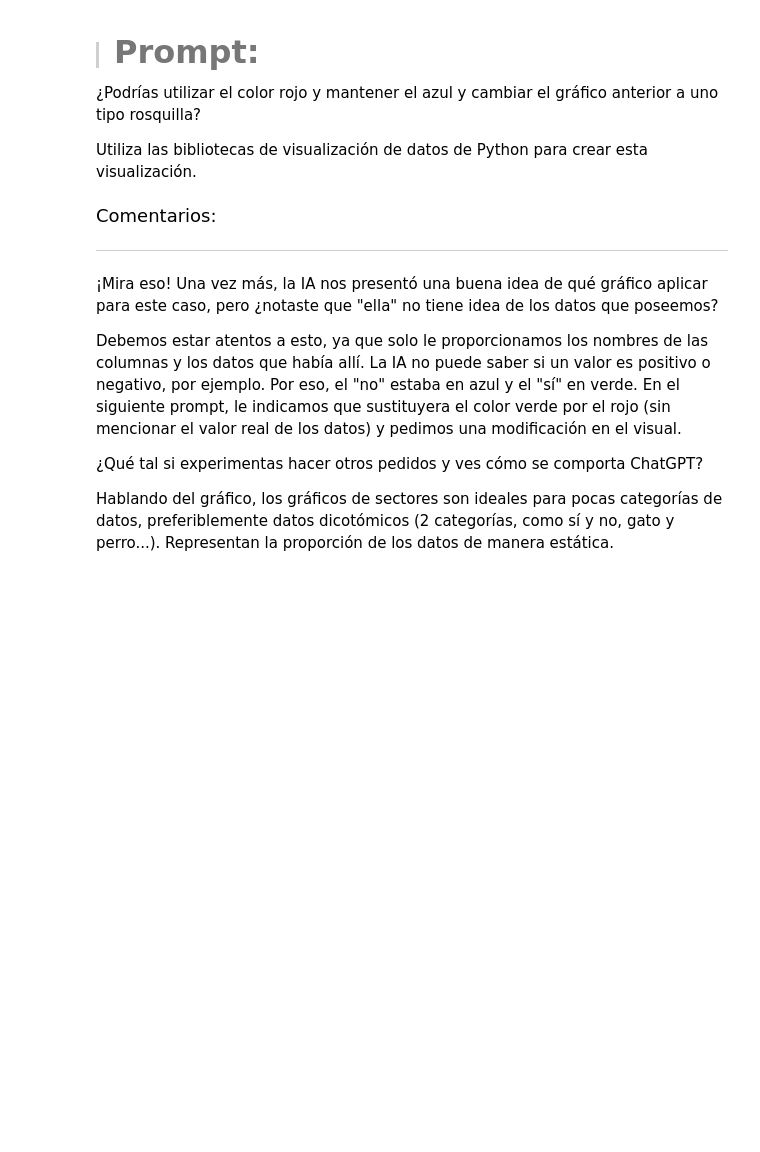
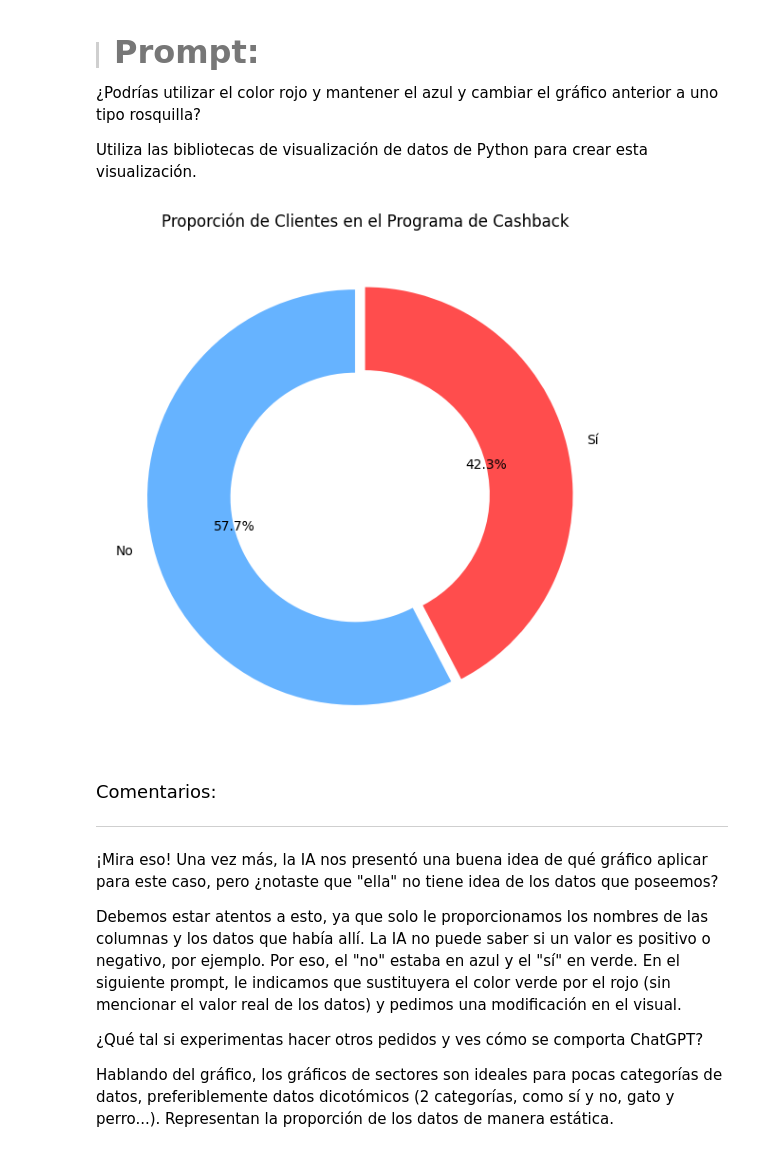
Before and after one commit to smringdesigns/IA_aplicada_a_ciencia_de_datos, a Jupyter notebook: IA_aplicada_a_ciencia_de_datos.ipynb, the cells around one changed output. Cells and saved outputs as stored; diff of their text form; code cells hidden in the pictures; blank space fills up the shorter version.

```diff
--- a/IA_aplicada_a_ciencia_de_datos.ipynb
+++ b/IA_aplicada_a_ciencia_de_datos.ipynb
@@ -834,6 +867,32 @@ Utiliza las bibliotecas de visualización de datos de Python para crear esta vis
 ¿Podrías utilizar el color rojo y mantener el azul y cambiar el gráfico anterior a uno tipo rosquilla?
 
 Utiliza las bibliotecas de visualización de datos de Python para crear esta visualización.
+# %%
+# 1. Contar la cantidad de clientes que participan o no en el programa de cashback
+cashback_counts = df['cashback'].value_counts()
+
+# 2. Colores personalizados: azul (sí) y rojo (no)
+colores = ['#66b3ff', '#ff4d4d']
+
+# 3. Explosión de la primera porción (por ejemplo, los que participan en cashback)
+explode = (0.05, 0)  # Solo se separa la primera categoría
+
+# 4. Crear gráfico tipo rosquilla
+plt.figure(figsize=(6,6))
+plt.pie(
+    cashback_counts,
+    labels=cashback_counts.index,
+    autopct='%1.1f%%',
+    startangle=90,
+    colors=colores,
+    explode=explode,
+    wedgeprops={'width': 0.4}  # Grosor reducido para rosquilla
+)
+plt.title('Proporción de Clientes en el Programa de Cashback')
+plt.tight_layout()
+plt.show()
+# %% [output]
+[figure, added]
 # %% [markdown]
 <font color="7b71ff" size=4> Comentarios: </font>
 
```
Also changed, not shown: parts of 2 cells of this notebook.
